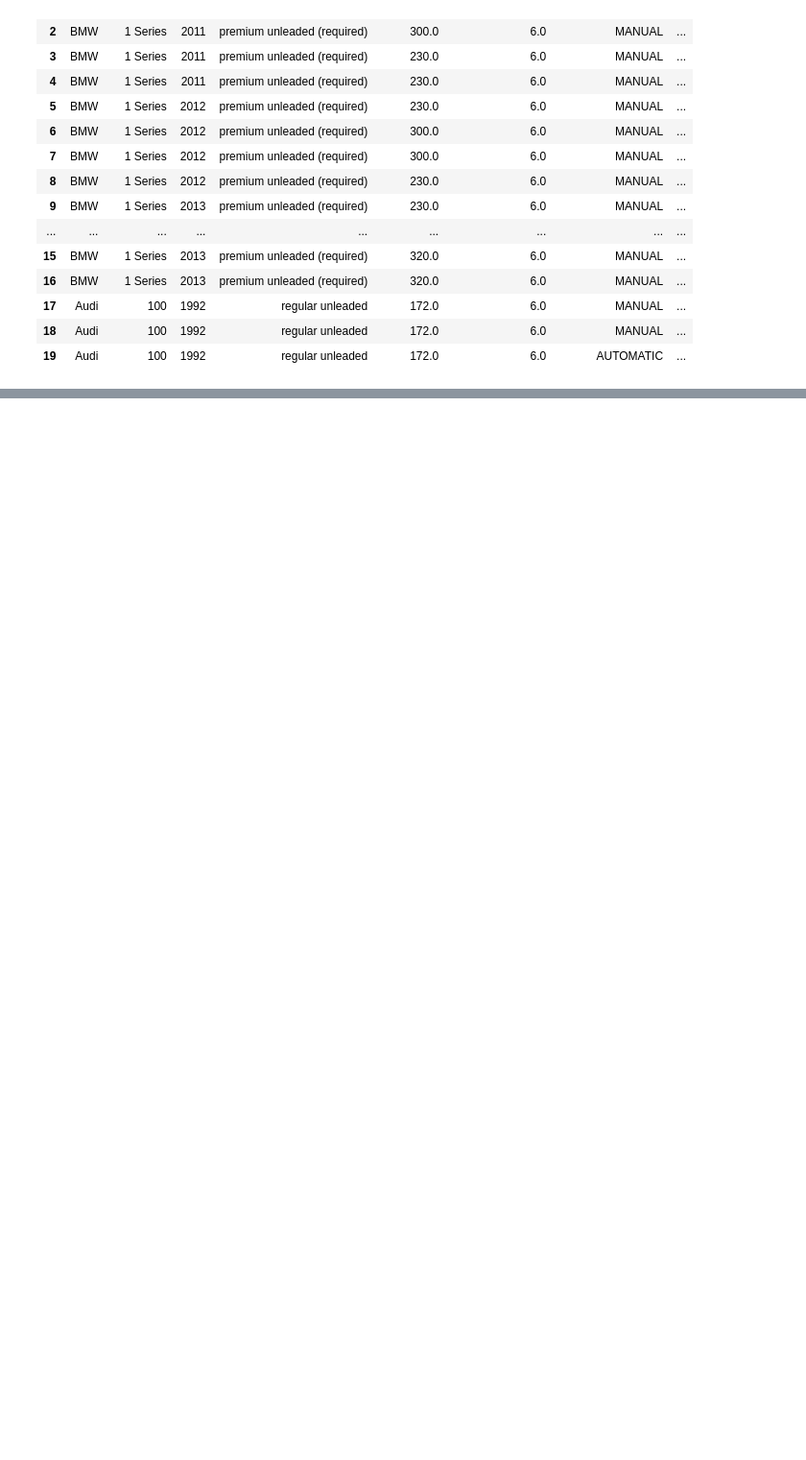
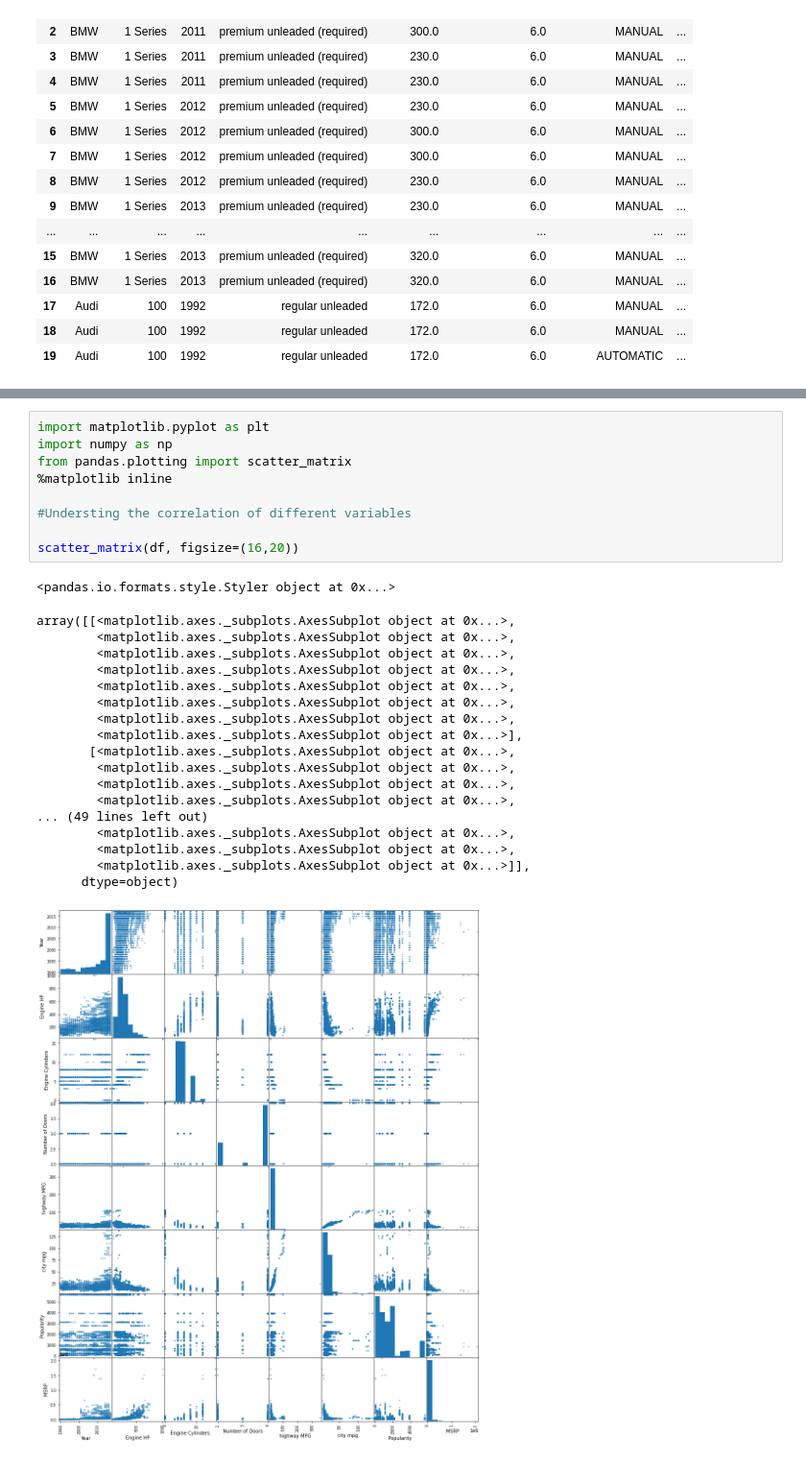
Before and after one commit to jeevang/test-repo, a Jupyter notebook: carsimport.ipynb, the cells around one changed output, grey strips where cells are left out. Shown: that part at 96% size. Cells and saved outputs as stored; diff of their text form; blank space fills up the shorter version.

```diff
--- a/carsimport.ipynb
+++ b/carsimport.ipynb
@@ -54,0 +87,29 @@ df.sort_values(['Make','Year'], ascending=[1,0])
+# %%
+import matplotlib.pyplot as plt
+import numpy as np
+from pandas.plotting import scatter_matrix
+%matplotlib inline
+
+#Understing the correlation of different variables
+
+scatter_matrix(df, figsize=(16,20))
+# %% [output]
+<pandas.io.formats.style.Styler object at 0x...>
+array([[<matplotlib.axes._subplots.AxesSubplot object at 0x...>,
+        <matplotlib.axes._subplots.AxesSubplot object at 0x...>,
+        <matplotlib.axes._subplots.AxesSubplot object at 0x...>,
+        <matplotlib.axes._subplots.AxesSubplot object at 0x...>,
+        <matplotlib.axes._subplots.AxesSubplot object at 0x...>,
+        <matplotlib.axes._subplots.AxesSubplot object at 0x...>,
+        <matplotlib.axes._subplots.AxesSubplot object at 0x...>,
+        <matplotlib.axes._subplots.AxesSubplot object at 0x...>],
+       [<matplotlib.axes._subplots.AxesSubplot object at 0x...>,
+        <matplotlib.axes._subplots.AxesSubplot object at 0x...>,
+        <matplotlib.axes._subplots.AxesSubplot object at 0x...>,
+        <matplotlib.axes._subplots.AxesSubplot object at 0x...>,
+... (49 lines left out)
+        <matplotlib.axes._subplots.AxesSubplot object at 0x...>,
+        <matplotlib.axes._subplots.AxesSubplot object at 0x...>,
+        <matplotlib.axes._subplots.AxesSubplot object at 0x...>]],
+      dtype=object)
+[figure, added]
```
Also changed, not shown: parts of 4 cells of this notebook.
